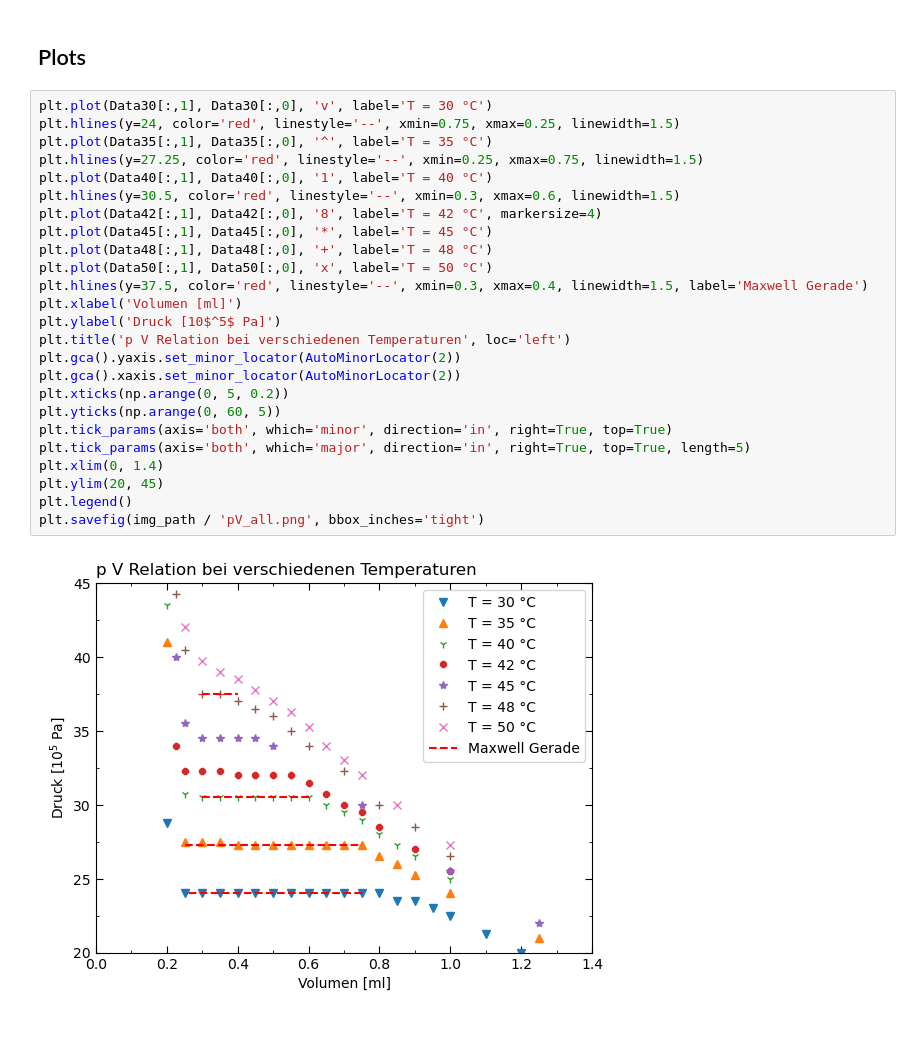
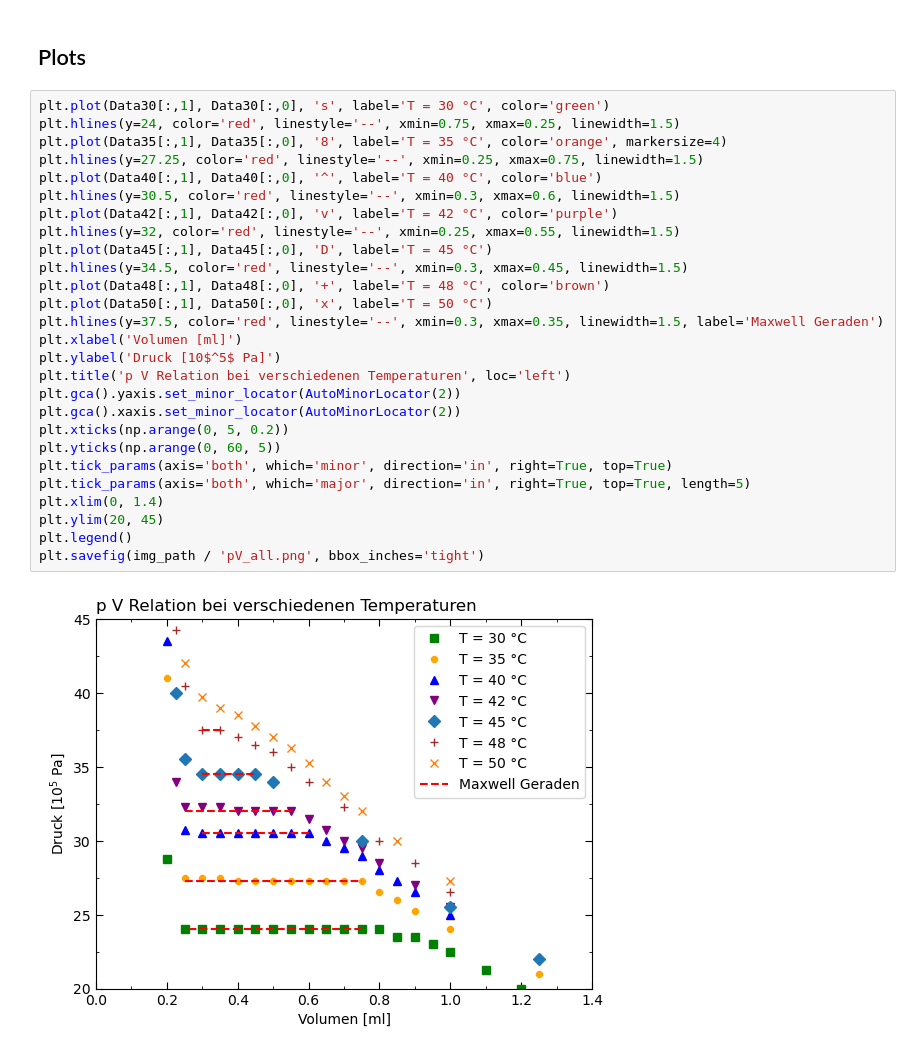
Before and after one commit to Bonsai-Tr33/C-Praktikum, a Jupyter notebook: 31/Evaluation/Evaluate.ipynb, the cells around one changed output. Cells and saved outputs as stored; diff of their text form.

```diff
--- a/31/Evaluation/Evaluate.ipynb
+++ b/31/Evaluation/Evaluate.ipynb
@@ -46,29 +50,31 @@ def pVPlot(T, Data, vdw=True, hert=0, ylim=30, xlim=4):
 # %% [markdown]
 ## Plots
 # %%
-plt.plot(Data30[:,1], Data30[:,0], 'v', label='T = 30 °C')
+plt.plot(Data30[:,1], Data30[:,0], 's', label='T = 30 °C', color='green')
 plt.hlines(y=24, color='red', linestyle='--', xmin=0.75, xmax=0.25, linewidth=1.5)
-plt.plot(Data35[:,1], Data35[:,0], '^', label='T = 35 °C')
+plt.plot(Data35[:,1], Data35[:,0], '8', label='T = 35 °C', color='orange', markersize=4)
 plt.hlines(y=27.25, color='red', linestyle='--', xmin=0.25, xmax=0.75, linewidth=1.5)
-plt.plot(Data40[:,1], Data40[:,0], '1', label='T = 40 °C')
+plt.plot(Data40[:,1], Data40[:,0], '^', label='T = 40 °C', color='blue')
 plt.hlines(y=30.5, color='red', linestyle='--', xmin=0.3, xmax=0.6, linewidth=1.5)
-plt.plot(Data42[:,1], Data42[:,0], '8', label='T = 42 °C', markersize=4)
-plt.plot(Data45[:,1], Data45[:,0], '*', label='T = 45 °C')
-plt.plot(Data48[:,1], Data48[:,0], '+', label='T = 48 °C')
+plt.plot(Data42[:,1], Data42[:,0], 'v', label='T = 42 °C', color='purple')
+plt.hlines(y=32, color='red', linestyle='--', xmin=0.25, xmax=0.55, linewidth=1.5)
+plt.plot(Data45[:,1], Data45[:,0], 'D', label='T = 45 °C')
+plt.hlines(y=34.5, color='red', linestyle='--', xmin=0.3, xmax=0.45, linewidth=1.5)
+plt.plot(Data48[:,1], Data48[:,0], '+', label='T = 48 °C', color='brown')
 plt.plot(Data50[:,1], Data50[:,0], 'x', label='T = 50 °C')
-plt.hlines(y=37.5, color='red', linestyle='--', xmin=0.3, xmax=0.4, linewidth=1.5, label='Maxwell Gerade')
+plt.hlines(y=37.5, color='red', linestyle='--', xmin=0.3, xmax=0.35, linewidth=1.5, label='Maxwell Geraden')
 plt.xlabel('Volumen [ml]')
 plt.ylabel('Druck [10$^5$ Pa]')
 plt.title('p V Relation bei verschiedenen Temperaturen', loc='left')
 plt.gca().yaxis.set_minor_locator(AutoMinorLocator(2))
 plt.gca().xaxis.set_minor_locator(AutoMinorLocator(2))
 plt.xticks(np.arange(0, 5, 0.2))
 plt.yticks(np.arange(0, 60, 5))
 plt.tick_params(axis='both', which='minor', direction='in', right=True, top=True)
 plt.tick_params(axis='both', which='major', direction='in', right=True, top=True, length=5)
 plt.xlim(0, 1.4)
 plt.ylim(20, 45)
 plt.legend()
 plt.savefig(img_path / 'pV_all.png', bbox_inches='tight')
 # %% [output]
-[figure, old version]
+[figure, new version]
```
Also changed, not shown: parts of 2 cells of this notebook, 2 other files.
